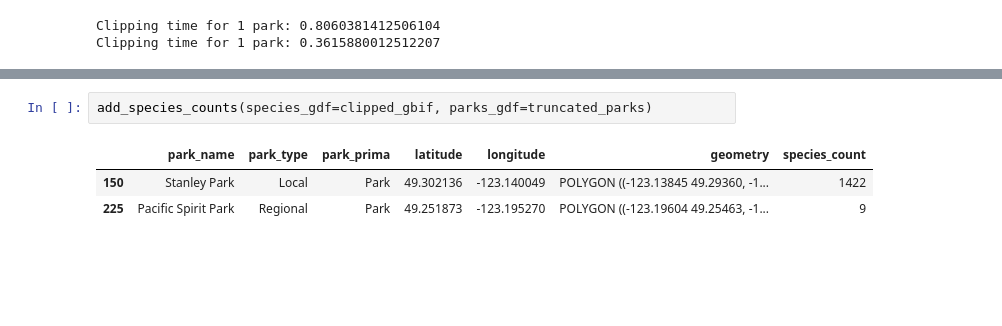
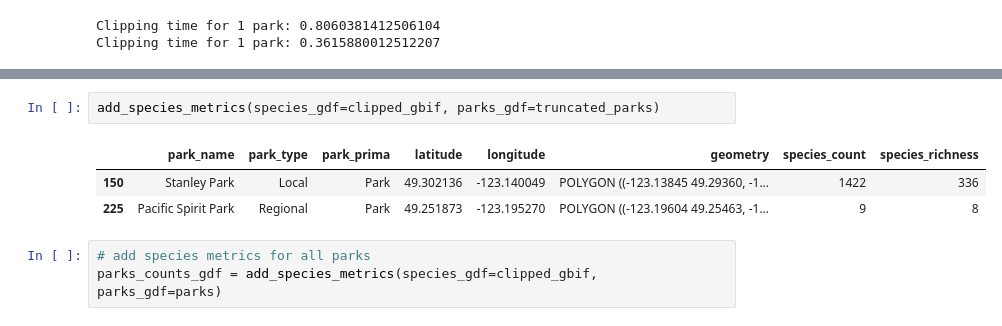
Before and after one commit to aromatic-toast/vancouver_park_biodiversity, a Jupyter notebook: doc/EDA.ipynb, the cells around one changed output, grey strips where cells are left out. Cells and saved outputs as stored; diff of their text form; blank space fills up the shorter version.

```diff
--- a/doc/EDA.ipynb
+++ b/doc/EDA.ipynb
@@ -229,6 +265,9 @@ def add_species_counts(species_gdf, parks_gdf):
 # %%
-add_species_counts(species_gdf=clipped_gbif, parks_gdf=truncated_parks)
+add_species_metrics(species_gdf=clipped_gbif, parks_gdf=truncated_parks)
 # %% [output]
-|  | park_name | park_type | park_prima | latitude | longitude | geometry | species_count |
-| 150 | Stanley Park | Local | Park | 49.302136 | -123.140049 | POLYGON ((-123.13845 49.29360, -1... | 1422 |
-| 225 | Pacific Spirit Park | Regional | Park | 49.251873 | -123.195270 | POLYGON ((-123.19604 49.25463, -1... | 9 |
+|  | park_name | park_type | park_prima | latitude | longitude | geometry | species_count | species_richness |
+| 150 | Stanley Park | Local | Park | 49.302136 | -123.140049 | POLYGON ((-123.13845 49.29360, -1... | 1422 | 336 |
+| 225 | Pacific Spirit Park | Regional | Park | 49.251873 | -123.195270 | POLYGON ((-123.19604 49.25463, -1... | 9 | 8 |
+# %%
+# add species metrics for all parks
+parks_counts_gdf = add_species_metrics(species_gdf=clipped_gbif, parks_gdf=parks)
```
Also changed, not shown: parts of 38 cells of this notebook.
